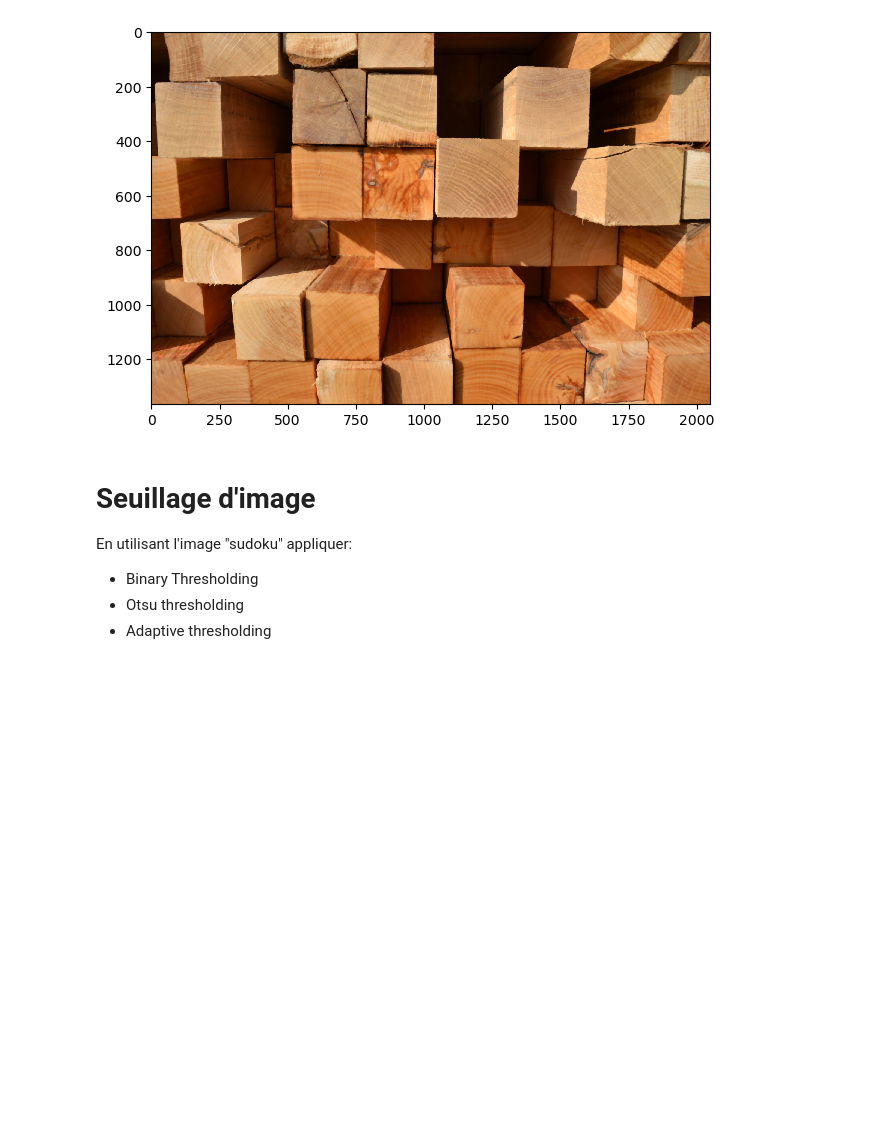
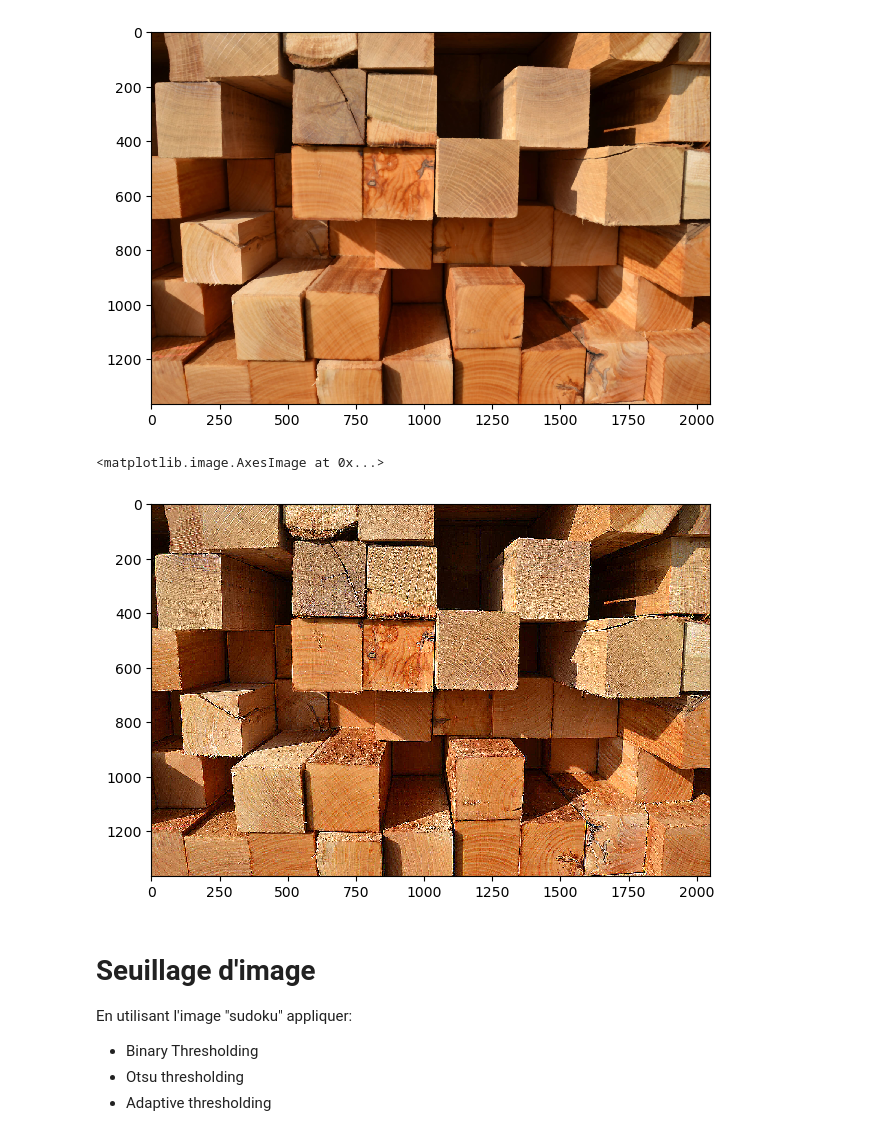
Before and after one commit to AxelArcidiaco/Projets-Dev-IA-1, a Jupyter notebook: Deep Learning & NLP/Story 2/Workshop OpenCV/image_processing_.ipynb, the cells around one changed output. Drawn from its saved outputs; the diff is of its cells as text; code cells hidden in the pictures; blank space fills up the shorter version.

Commit message:
continued work - sharpening

```diff
--- a/Deep Learning & NLP/Story 2/Workshop OpenCV/image_processing_.ipynb
+++ b/Deep Learning & NLP/Story 2/Workshop OpenCV/image_processing_.ipynb
@@ -169,3 +167,16 @@ imshow(blur)
+# %%
+# sharpening
+# Définition du noyau de sharpening
+kernel = np.array([[-1,-1,-1],[-1,9,-1],[-1,-1,-1]])
+
+# Application du sharpening avec le noyau défini
+sharpened = cv2.filter2D(bois, -1, kernel)
+
+# Affichage
+imshow(sharpened)
+# %% [output]
+<matplotlib.image.AxesImage at 0x...>
+[figure, added]
 # %%
 # bilateral filtering
 # %% [markdown]
```
Also changed, not shown: parts of 1 cell of this notebook.
